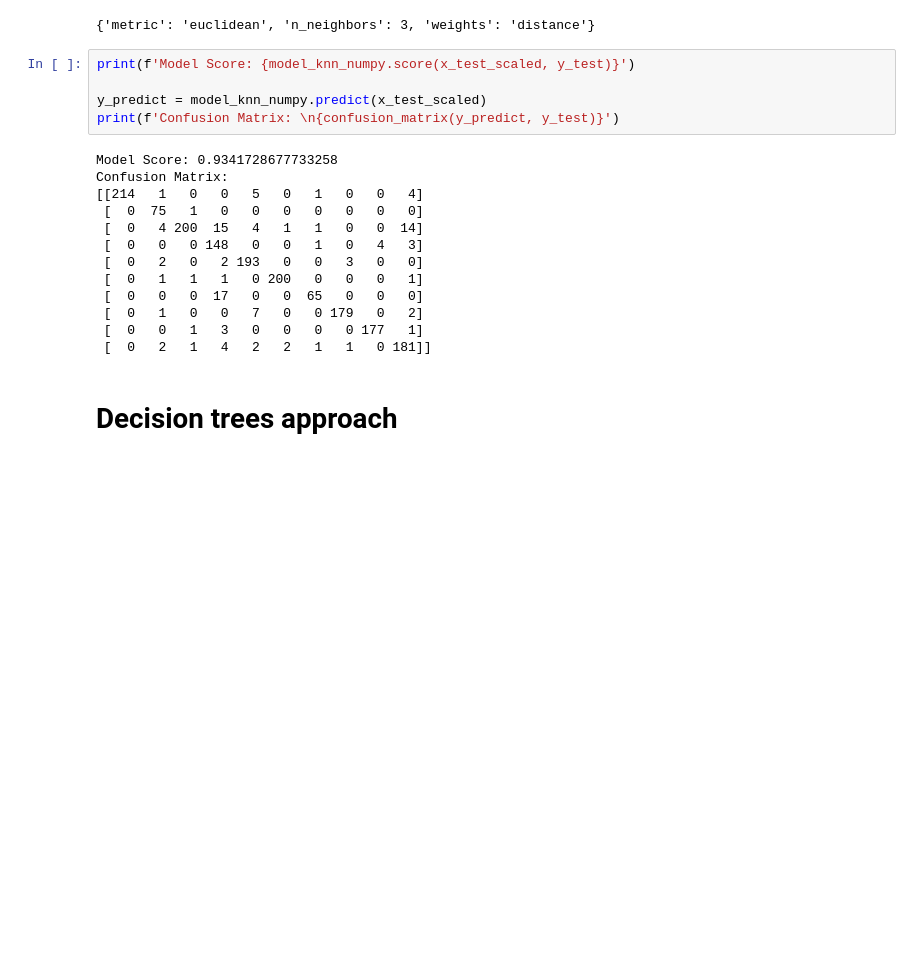
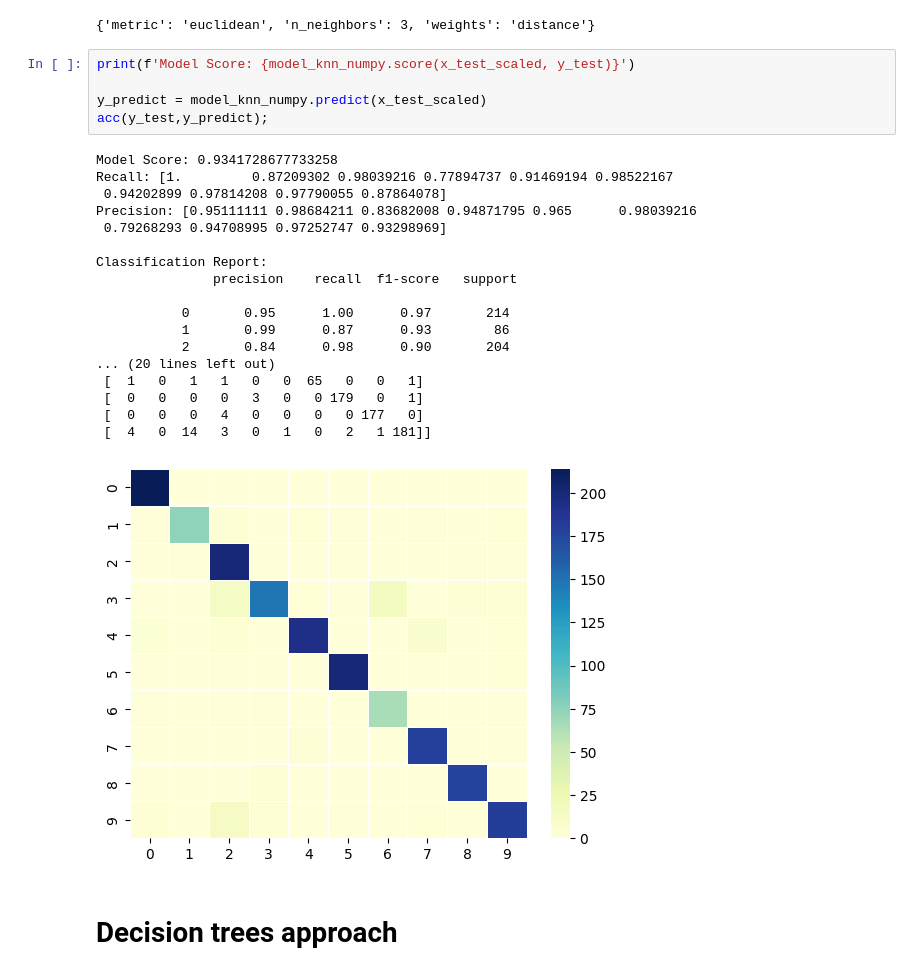
Before and after one commit to DanmerZ/ml_assignment, a Jupyter notebook: report.ipynb, the cells around one changed output. Drawn from its saved outputs; the diff is of its cells as text; blank space fills up the shorter version.

```diff
--- a/report.ipynb
+++ b/report.ipynb
@@ -150,21 +206,27 @@ model_knn_numpy.best_params_
 # %%
 print(f'Model Score: {model_knn_numpy.score(x_test_scaled, y_test)}')
 
 y_predict = model_knn_numpy.predict(x_test_scaled)
-print(f'Confusion Matrix: \n{confusion_matrix(y_predict, y_test)}')
+acc(y_test,y_predict);
 # %% [output]
 Model Score: 0.9341728677733258
-Confusion Matrix:
-[[214   1   0   0   5   0   1   0   0   4]
- [  0  75   1   0   0   0   0   0   0   0]
- [  0   4 200  15   4   1   1   0   0  14]
- [  0   0   0 148   0   0   1   0   4   3]
- [  0   2   0   2 193   0   0   3   0   0]
- [  0   1   1   1   0 200   0   0   0   1]
- [  0   0   0  17   0   0  65   0   0   0]
- [  0   1   0   0   7   0   0 179   0   2]
- [  0   0   1   3   0   0   0   0 177   1]
- [  0   2   1   4   2   2   1   1   0 181]]
+Recall: [1.         0.87209302 0.98039216 0.77894737 0.91469194 0.98522167
+ 0.94202899 0.97814208 0.97790055 0.87864078]
+Precision: [0.95111111 0.98684211 0.83682008 0.94871795 0.965      0.98039216
+ 0.79268293 0.94708995 0.97252747 0.93298969]
+
+Classification Report:
+               precision    recall  f1-score   support
+
+           0       0.95      1.00      0.97       214
+           1       0.99      0.87      0.93        86
+           2       0.84      0.98      0.90       204
+... (20 lines left out)
+ [  1   0   1   1   0   0  65   0   0   1]
+ [  0   0   0   0   3   0   0 179   0   1]
+ [  0   0   0   4   0   0   0   0 177   0]
+ [  4   0  14   3   0   1   0   2   1 181]]
+[figure, added]
 # %% [markdown]
 # Decision trees approach
 # %%
```
Also changed, not shown: parts of 29 cells of this notebook, 22 other files.
